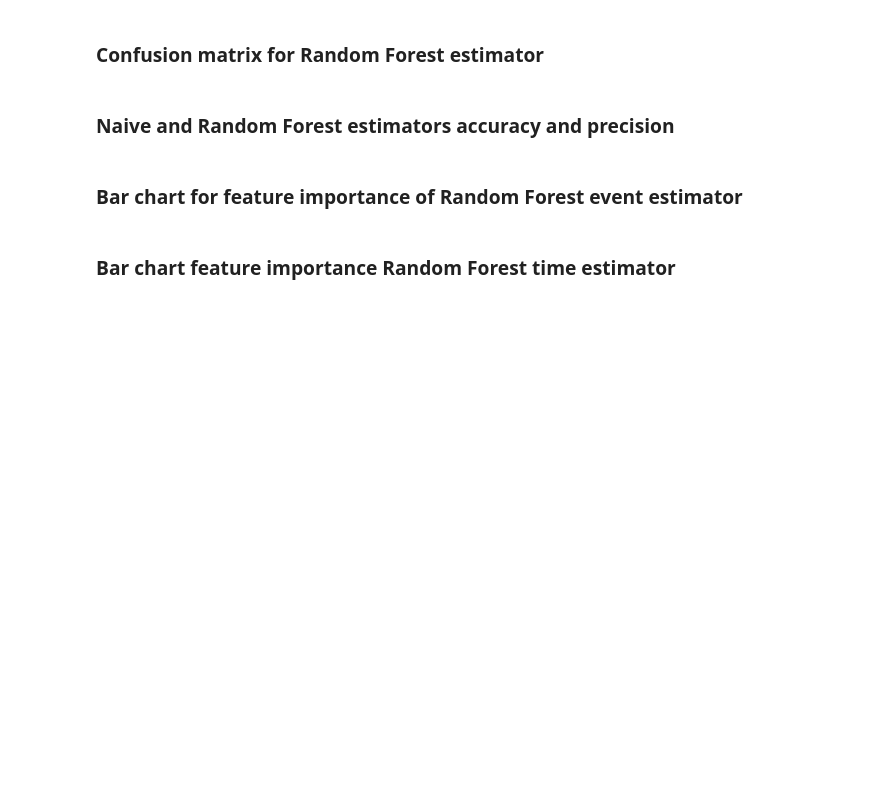
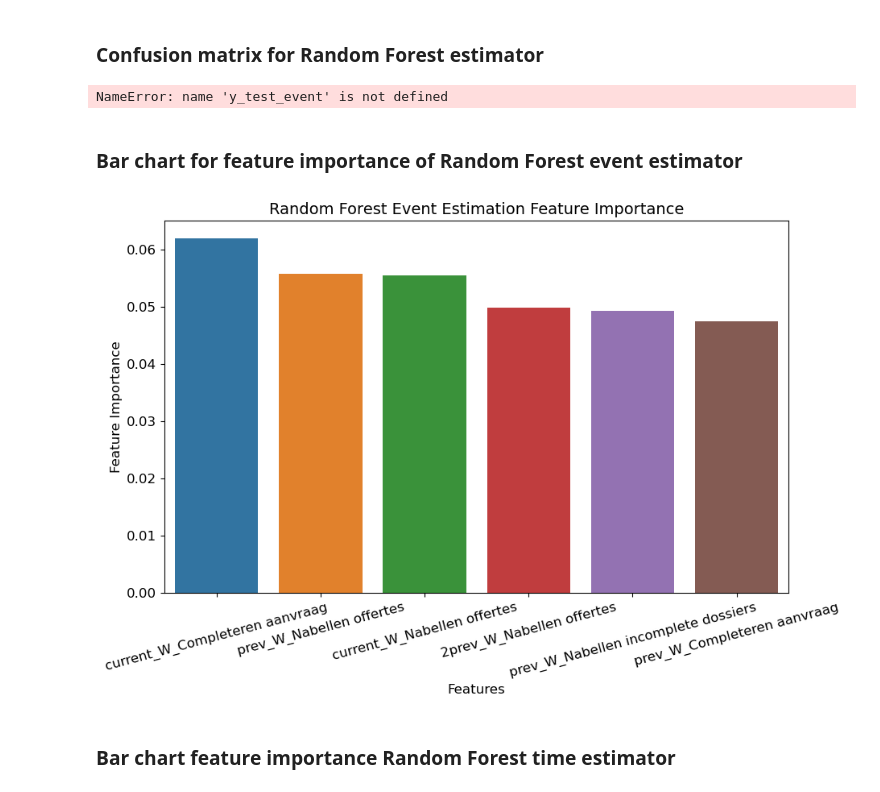
Before and after one commit to KonstantinGeorgiev0/Process-Mining, a Jupyter notebook: models.ipynb, the cells around one changed output. Saved outputs shown, nothing was run; the diff lists cells and outputs as text; code cells hidden in the pictures; blank space fills up the shorter version.

Commit message:
visualizations

```diff
--- a/models.ipynb
+++ b/models.ipynb
@@ -146,15 +152,15 @@ X_train_event.shape, X_train_time.shape, X_test_event.shape, X_test_time.shape
 def RandomForestEvents(X_train, y_train, X_val, y_val):
 
 
-    params={'max_depth': [None],
-     'n_estimators': [500, 800, 1200, 1800]}
+    params={'max_depth': [10,15],
+     'n_estimators': [200, 600, 900, 1400]}
 
 
     forest_clf = RandomForestClassifier(bootstrap=True, criterion='gini', max_features='sqrt', random_state=42)
 
-    grid = GridSearch(model=forest_clf, param_grid=params, parallelize=False)
+    grid = GridSearchCV(estimator=forest_clf, param_grid=params, n_jobs=6)
 
-    grid.fit(X_train, y_train, X_val, y_val)
+    grid.fit(X_train, y_train)
 
     return grid.best_estimator_
 # %%
@@ -370,15 +584,28 @@ print(f"Time taken by RandomForestTime: {time.time() - start_time} seconds")
 # %% [markdown]
 ### Confusion matrix for Random Forest estimator
 # %%
-cm = confusion_matrix(y_test['next_event'], y_pred_event, normalize='true')
+# # Random Forest estimator on test set
 
-# plot confusion matrix as a heatmap
+from sklearn.metrics import confusion_matrix
+
+# Assuming y_test and y_pred_event are defined
+cm = confusion_matrix(y_test_event, rf_event_test, normalize='true')
+
 sns.set(font_scale=1.2)
-fig, ax = plt.subplots(figsize=(10,8), facecolor='w')  # add facecolor attribute
-sns.heatmap(cm, fmt='g', cmap='RdBu_r', ax=ax, annot_kws={"size": 14})
+fig, ax = plt.subplots(figsize=(10, 8), facecolor='w')
+sns.heatmap(cm, fmt='g', cmap='RdBu_r', ax=ax, annot_kws={"size": 14}, square=True)
+
+# # Draw a diagonal line
+# n_classes = cm.shape[0]
+# for i in range(n_classes):
+#     ax.plot([i, i + 1], [i + 1, i], color='black', linewidth=1)
+# ax.hlines([j for j in range(25)], *ax.get_xlim())
+# ax.vlines([j for j in range(25)], *ax.get_ylim())
+ax.axline((1, 1), (24, 24), linewidth=4, color='r')
+
 ax.set_xlabel('Predicted labels', fontsize=14)
 ax.set_ylabel('True labels', fontsize=14)
-ax.set_title('Confusion matrix for Random Forest estimator', fontsize=16)
+ax.set_title('Random Forest estimator normalized confusion matrix', fontsize=16)
 plt.show()
+# %% [output]
+NameError: name 'y_test_event' is not defined
-# %% [markdown]
-### Naive and Random Forest estimators accuracy and precision
@@ -395,24 +612,24 @@ metrics_df
 # %% [markdown]
 ### Bar chart for feature importance of Random Forest event estimator
 # %%
-import matplotlib.pyplot as plt
+def filter_features(features, threshold):
+    sorted_features = {k: v for k, v in sorted(features.items(), key=lambda item: item[1], reverse=True)}
+    return {k: v for k, v in sorted_features.items() if v > threshold}
 
-# get feature importances and their names
-importances = forest_event.feature_importances_
-# feature_names = X_train.columns.values
-feature_names = ['Current event', 'Previous event', '2nd previous event']
+def bar_plot(data, xlabel, ylabel, title):
+    fig, ax = plt.subplots(figsize=(10, 6))
+    sns.barplot(x=list(data.keys()), y=list(data.values()), ax=ax)
+    ax.set_xlabel(xlabel, fontsize=12)
+    ax.set_ylabel(ylabel, fontsize=12)
+    ax.set_title(title, fontsize=14)
+    plt.xticks(rotation=15, fontsize=12)  # Rotate x-labels and increase font size
+    plt.yticks(fontsize=12)  # Increase y-labels font size
+    plt.show()
 
-# sort the features by importance in descending order
-indices = np.argsort(importances)[::-1]
-sorted_importances = importances[indices]
-
-plt.figure(figsize=(10,6))
-plt.bar(feature_names, sorted_importances, color=['brown', 'green', 'blue'])
-plt.title('Feature Importances of Random Forest event estimator')
-plt.xlabel('Features')
-plt.xticks(rotation=0)
-plt.ylabel('Importance')
-plt.show()
+important_features = filter_features(rf_event_features, 0.045)
+bar_plot(important_features, 'Features', 'Feature Importance', 'Random Forest Event Estimation Feature Importance')
+# %% [output]
+[figure, added]
 # %% [markdown]
 ### Bar chart feature importance Random Forest time estimator
 # %%
```
Also changed, not shown: parts of 24 cells of this notebook.
